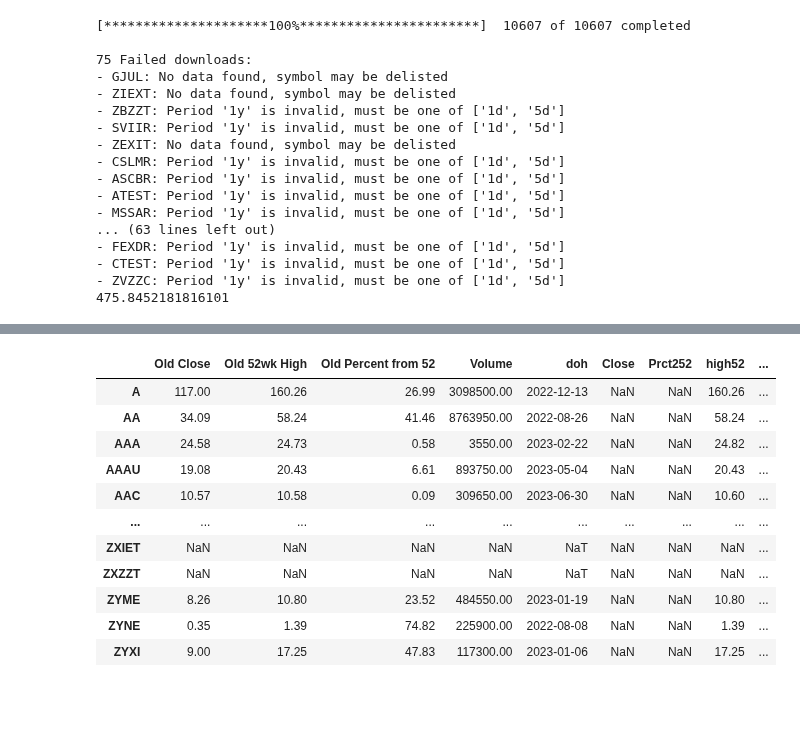
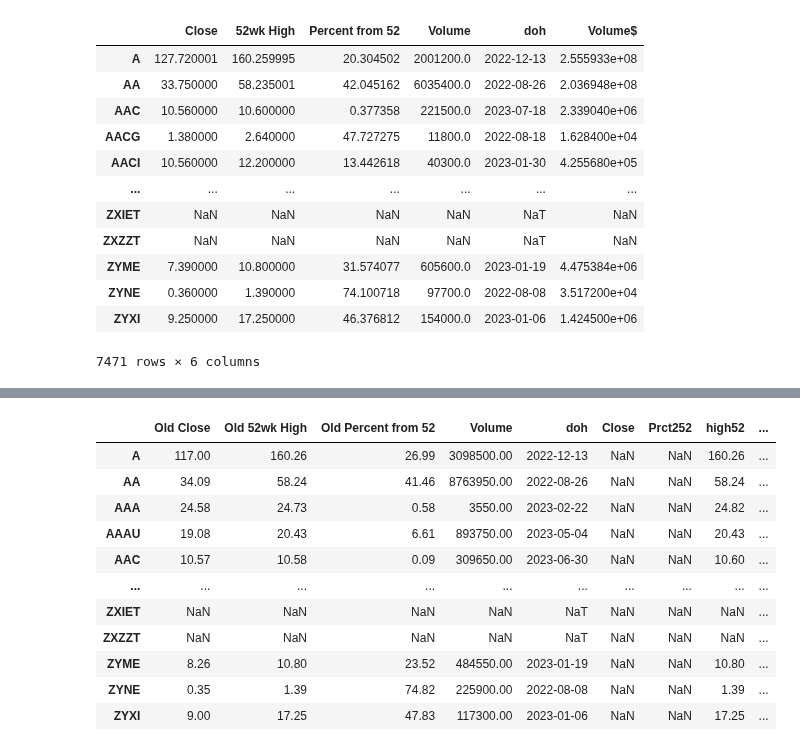
Before and after one commit to Idanq1/Stocks-Strategies, a Jupyter notebook: Scanners/Screener8 52 high.ipynb, the cells around one changed output, grey strips where cells are left out. Cells and saved outputs as stored; diff of their text form; code cells hidden in the pictures; blank space fills up the shorter version.

```diff
--- a/Scanners/Screener8 52 high.ipynb
+++ b/Scanners/Screener8 52 high.ipynb
@@ -37,24 +63,19 @@ def get_info(tickers_list):
 # %%
-s = time.time()
-df = get_info(get_all_tickers())
-print(time.time() - s)
+df = get_info(data)
 cop = df.copy()
+df
 # %% [output]
+|  | Close | 52wk High | Percent from 52 | Volume | doh | Volume$ |
+| A | 127.720001 | 160.259995 | 20.304502 | 2001200.0 | 2022-12-13 | 2.555933e+08 |
+| AA | 33.750000 | 58.235001 | 42.045162 | 6035400.0 | 2022-08-26 | 2.036948e+08 |
+| AAC | 10.560000 | 10.600000 | 0.377358 | 221500.0 | 2023-07-18 | 2.339040e+06 |
+| AACG | 1.380000 | 2.640000 | 47.727275 | 11800.0 | 2022-08-18 | 1.628400e+04 |
+| AACI | 10.560000 | 12.200000 | 13.442618 | 40300.0 | 2023-01-30 | 4.255680e+05 |
+| ... | ... | ... | ... | ... | ... | ... |
+| ZXIET | NaN | NaN | NaN | NaN | NaT | NaN |
+| ZXZZT | NaN | NaN | NaN | NaN | NaT | NaN |
+| ZYME | 7.390000 | 10.800000 | 31.574077 | 605600.0 | 2023-01-19 | 4.475384e+06 |
+| ZYNE | 0.360000 | 1.390000 | 74.100718 | 97700.0 | 2022-08-08 | 3.517200e+04 |
+| ZYXI | 9.250000 | 17.250000 | 46.376812 | 154000.0 | 2023-01-06 | 1.424500e+06 |
-[*********************100%***********************]  10607 of 10607 completed
-
-75 Failed downloads:
-- GJUL: No data found, symbol may be delisted
-- ZIEXT: No data found, symbol may be delisted
-- ZBZZT: Period '1y' is invalid, must be one of ['1d', '5d']
-- SVIIR: Period '1y' is invalid, must be one of ['1d', '5d']
-- ZEXIT: No data found, symbol may be delisted
-- CSLMR: Period '1y' is invalid, must be one of ['1d', '5d']
-- ASCBR: Period '1y' is invalid, must be one of ['1d', '5d']
-- ATEST: Period '1y' is invalid, must be one of ['1d', '5d']
-- MSSAR: Period '1y' is invalid, must be one of ['1d', '5d']
-... (63 lines left out)
-- FEXDR: Period '1y' is invalid, must be one of ['1d', '5d']
-- CTEST: Period '1y' is invalid, must be one of ['1d', '5d']
-- ZVZZC: Period '1y' is invalid, must be one of ['1d', '5d']
-475.8452181816101
+7471 rows × 6 columns
 # %%
```
Also changed, not shown: parts of 9 cells of this notebook.
